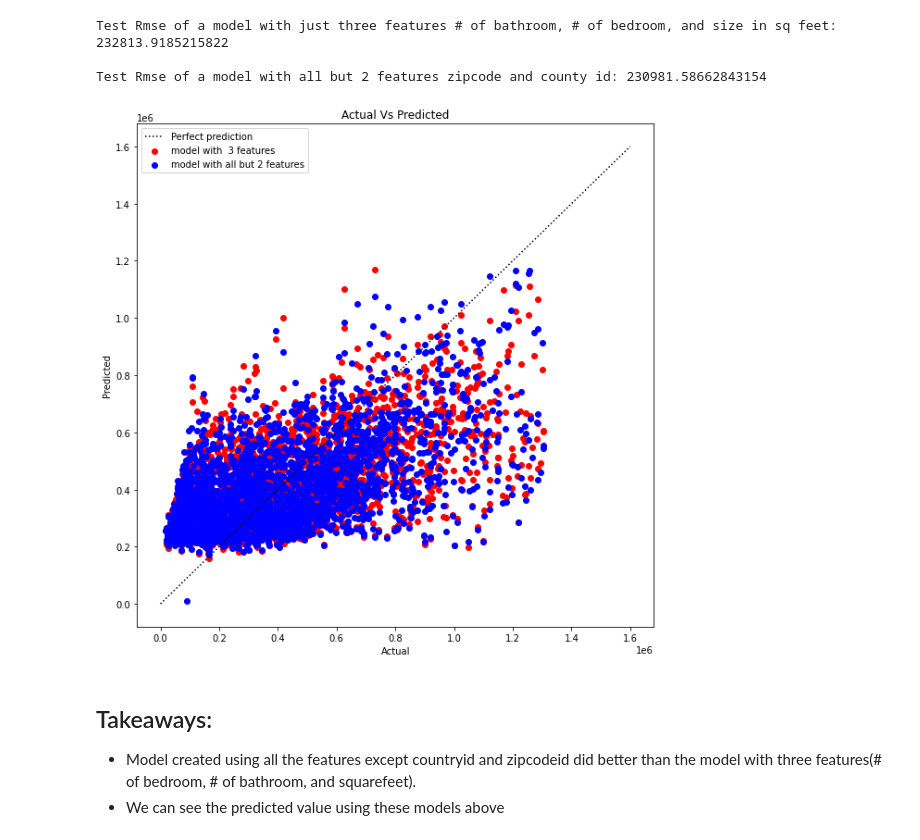
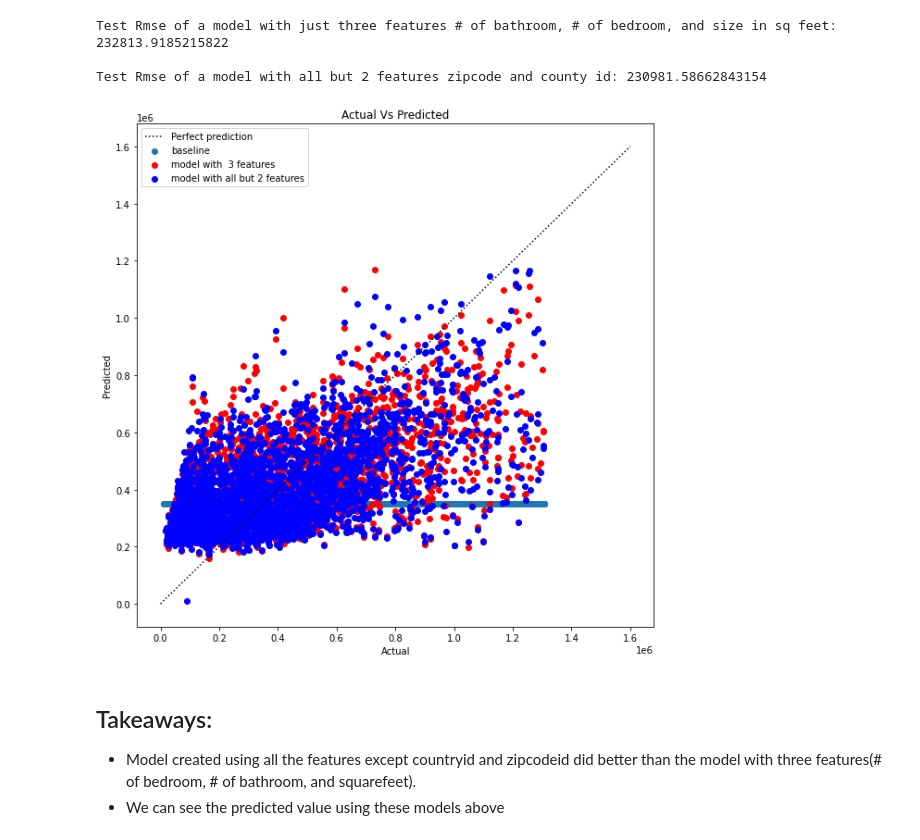
Before and after one commit to Gomez-and-Mainali/Zillow_Project, a Jupyter notebook: prepare_explore_model.ipynb, the cells around one changed output. Saved outputs shown, nothing was run; the diff lists cells and outputs as text; code cells hidden in the pictures.

```diff
--- a/prepare_explore_model.ipynb
+++ b/prepare_explore_model.ipynb
@@ -1209,22 +1212,24 @@ Test Rmse of a model with just three features # of bathroom, # of bedroom, and s
 Test Rmse of a model with all but 2 features zipcode and county id: 230981.58662843154
 # %%
 plt.figure(figsize= (10,10))
+
+plt.scatter(y_train, y_baseline_pred, label = 'baseline')
 
 plt.scatter(y_test, y_test_lm_squared_pred, label = 'model with  3 features', color = 'red')
 
 plt.scatter(y_test, y_lm_squared_test_pred2, label = 'model with all but 2 features', color = 'blue')
 
 plt.plot([0, 1600000], [0, 1600000], ls = ":" , c = 'black', label = 'Perfect prediction')
 
 
 plt.legend()
 plt.xlabel('Actual')
 plt.ylabel('Predicted')
 plt.title('Actual Vs Predicted')
 
 plt.show()
 # %% [output]
-[figure, old version]
+[figure, new version]
 # %% [markdown]
 ## Takeaways:
 - Model created using all the features except countryid and zipcodeid did better than the model with three features(# of bedroom, # of bathroom, and squarefeet).
```
Also changed, not shown: parts of 1 cell of this notebook.
